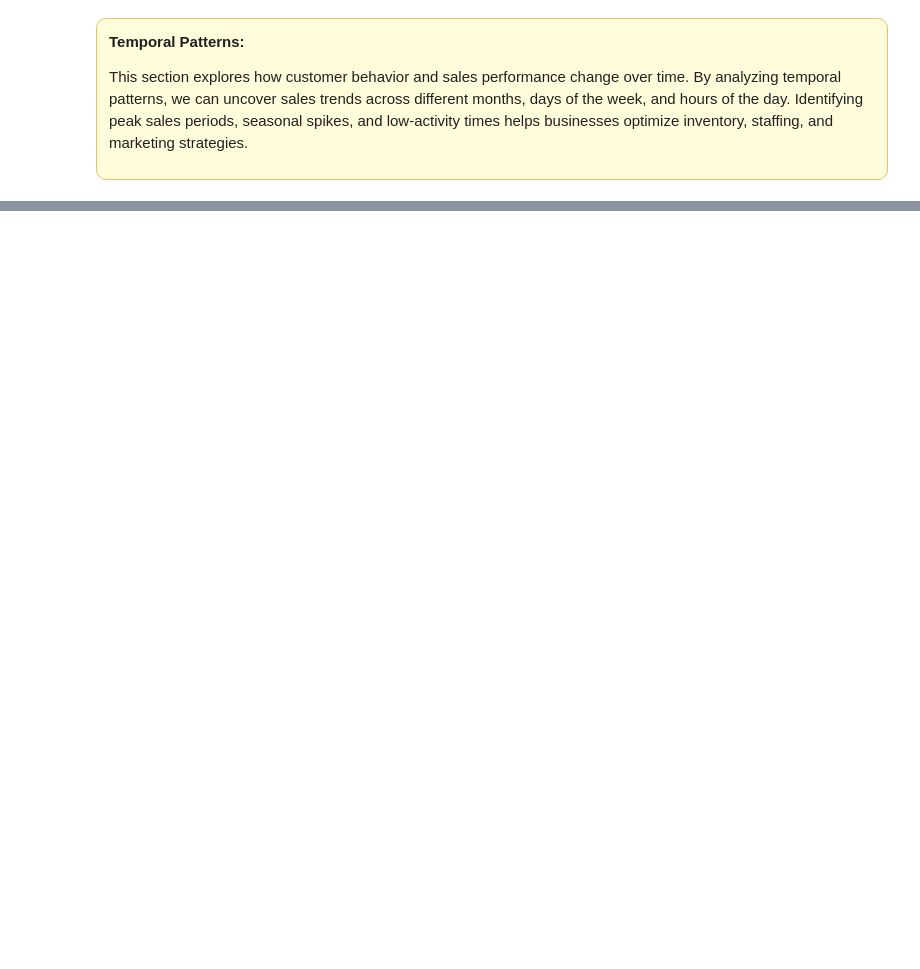
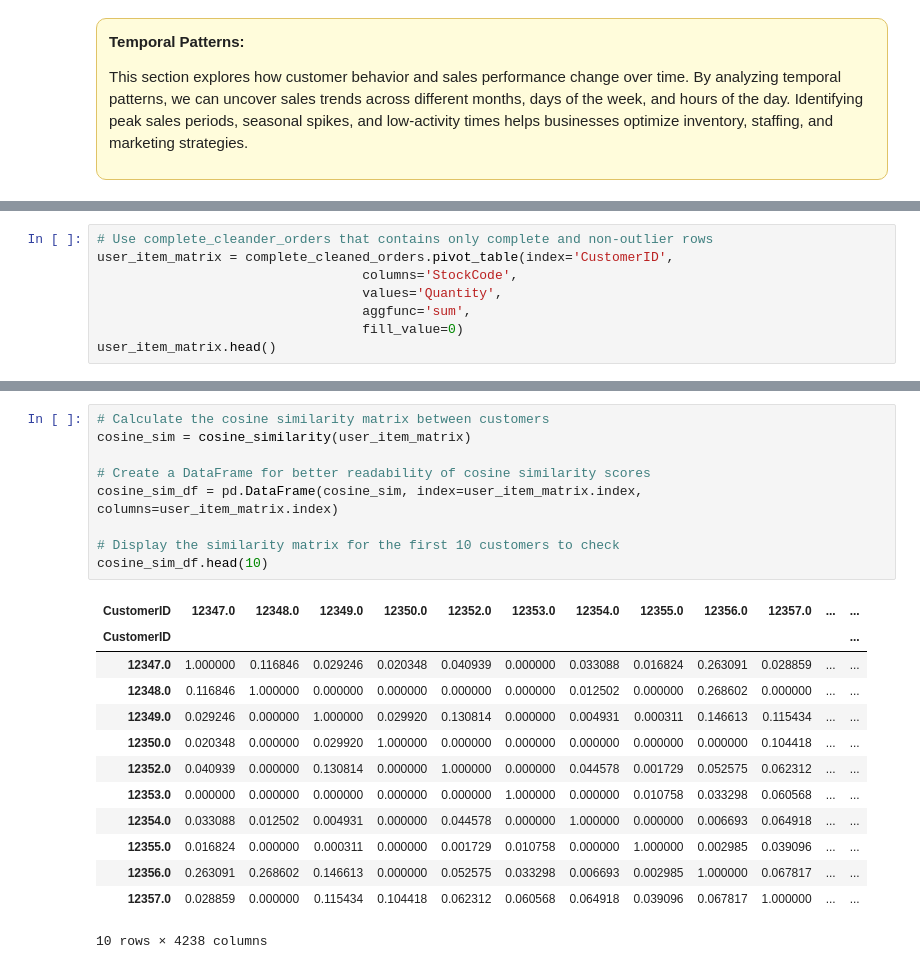
Before and after one commit to AzizbekAvazov/eda-uci-retail-dataset, a Jupyter notebook: notebooks/01_data_exploration.ipynb, the cells around one changed output, grey strips where cells are left out. Saved outputs shown, nothing was run; the diff lists cells and outputs as text; blank space fills up the shorter version.

```diff
--- a/notebooks/01_data_exploration.ipynb
+++ b/notebooks/01_data_exploration.ipynb
@@ -1907,0 +1947,8 @@ plt.show()
+# %%
+# Use complete_cleander_orders that contains only complete and non-outlier rows
+user_item_matrix = complete_cleaned_orders.pivot_table(index='CustomerID',
+                                  columns='StockCode',
+                                  values='Quantity',
+                                  aggfunc='sum',
+                                  fill_value=0)
+user_item_matrix.head()
@@ -1907,0 +1976,23 @@ plt.show()
+# %%
+# Calculate the cosine similarity matrix between customers
+cosine_sim = cosine_similarity(user_item_matrix)
+
+# Create a DataFrame for better readability of cosine similarity scores
+cosine_sim_df = pd.DataFrame(cosine_sim, index=user_item_matrix.index, columns=user_item_matrix.index)
+
+# Display the similarity matrix for the first 10 customers to check
+cosine_sim_df.head(10)
+# %% [output]
+| CustomerID | 12347.0 | 12348.0 | 12349.0 | 12350.0 | 12352.0 | 12353.0 | 12354.0 | 12355.0 | 12356.0 | 12357.0 | ... | ... |
+| CustomerID |  |  |  |  |  |  |  |  |  |  |  | ... |
+| 12347.0 | 1.000000 | 0.116846 | 0.029246 | 0.020348 | 0.040939 | 0.000000 | 0.033088 | 0.016824 | 0.263091 | 0.028859 | ... | ... |
+| 12348.0 | 0.116846 | 1.000000 | 0.000000 | 0.000000 | 0.000000 | 0.000000 | 0.012502 | 0.000000 | 0.268602 | 0.000000 | ... | ... |
+| 12349.0 | 0.029246 | 0.000000 | 1.000000 | 0.029920 | 0.130814 | 0.000000 | 0.004931 | 0.000311 | 0.146613 | 0.115434 | ... | ... |
+| 12350.0 | 0.020348 | 0.000000 | 0.029920 | 1.000000 | 0.000000 | 0.000000 | 0.000000 | 0.000000 | 0.000000 | 0.104418 | ... | ... |
+| 12352.0 | 0.040939 | 0.000000 | 0.130814 | 0.000000 | 1.000000 | 0.000000 | 0.044578 | 0.001729 | 0.052575 | 0.062312 | ... | ... |
+| 12353.0 | 0.000000 | 0.000000 | 0.000000 | 0.000000 | 0.000000 | 1.000000 | 0.000000 | 0.010758 | 0.033298 | 0.060568 | ... | ... |
+| 12354.0 | 0.033088 | 0.012502 | 0.004931 | 0.000000 | 0.044578 | 0.000000 | 1.000000 | 0.000000 | 0.006693 | 0.064918 | ... | ... |
+| 12355.0 | 0.016824 | 0.000000 | 0.000311 | 0.000000 | 0.001729 | 0.010758 | 0.000000 | 1.000000 | 0.002985 | 0.039096 | ... | ... |
+| 12356.0 | 0.263091 | 0.268602 | 0.146613 | 0.000000 | 0.052575 | 0.033298 | 0.006693 | 0.002985 | 1.000000 | 0.067817 | ... | ... |
+| 12357.0 | 0.028859 | 0.000000 | 0.115434 | 0.104418 | 0.062312 | 0.060568 | 0.064918 | 0.039096 | 0.067817 | 1.000000 | ... | ... |
+10 rows × 4238 columns
```
Also changed, not shown: parts of 96 cells of this notebook, 1 other file.
